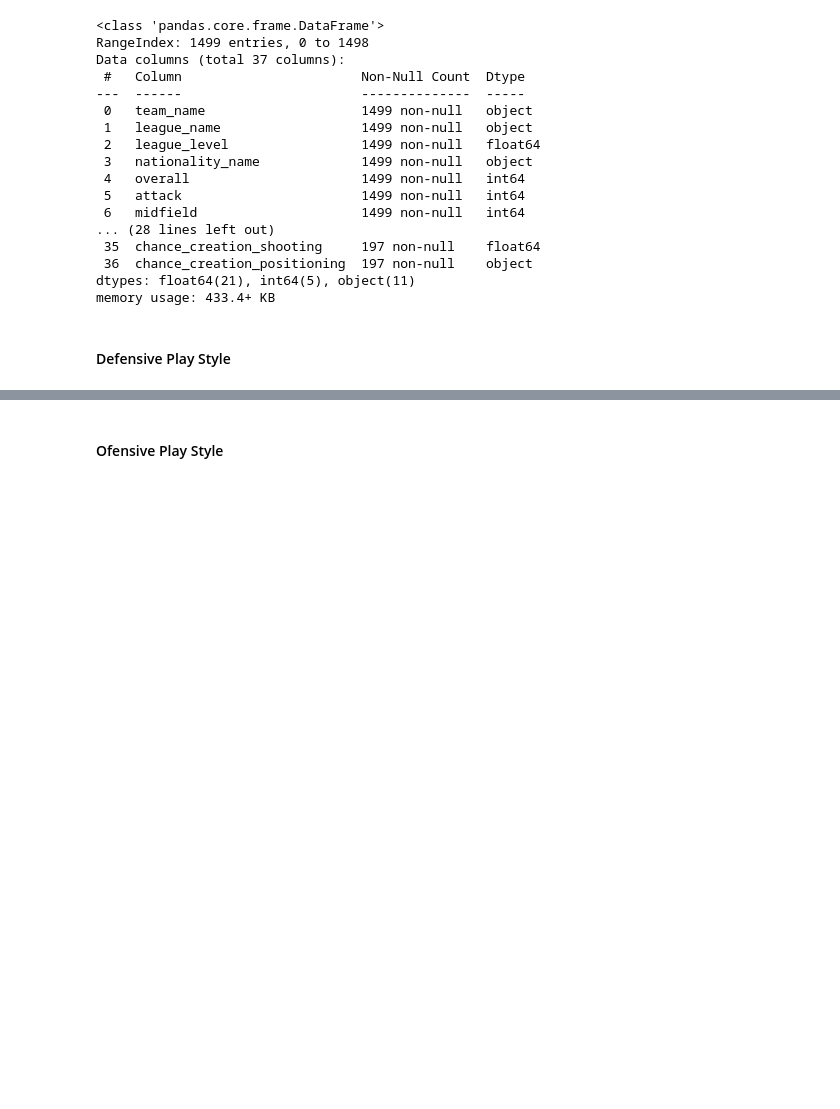
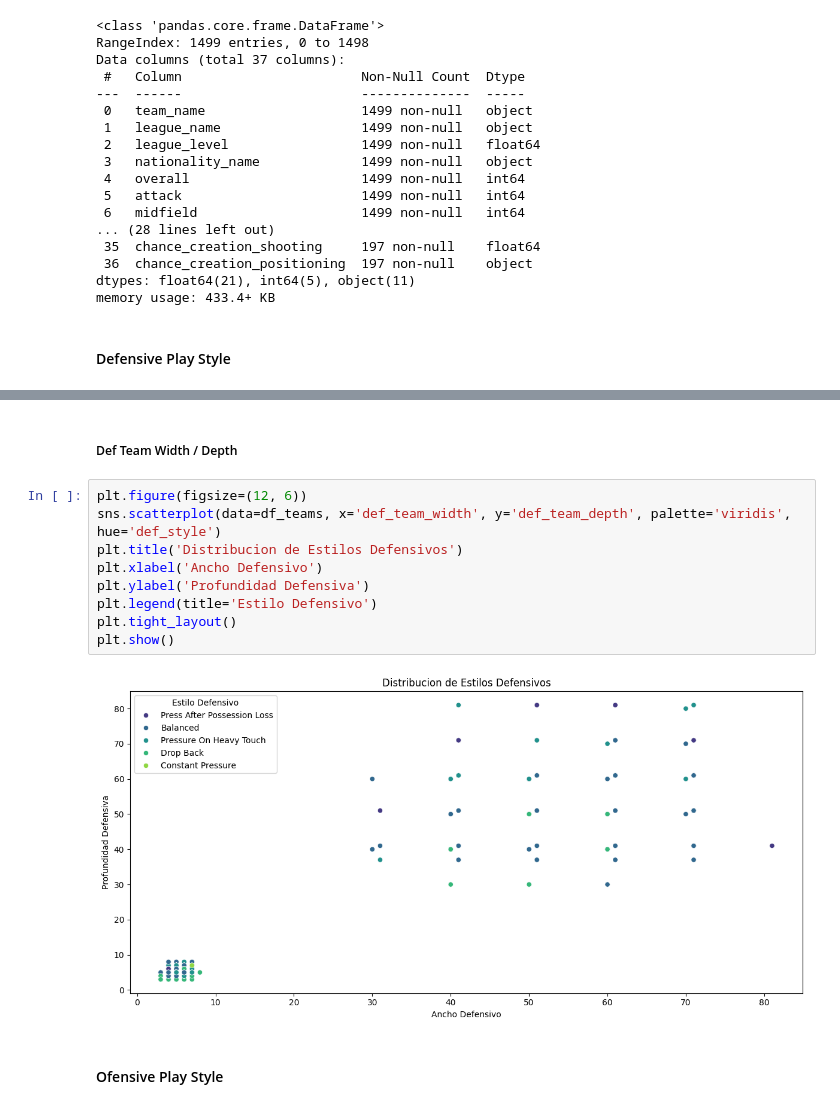
Before and after one commit to Tomaslopera/Fifa_Analysis, a Jupyter notebook: fifa23_analysis.ipynb, the cells around one changed output, grey strips where cells are left out. Cells and saved outputs as stored; diff of their text form; blank space fills up the shorter version.

```diff
--- a/fifa23_analysis.ipynb
+++ b/fifa23_analysis.ipynb
@@ -234,3 +301,16 @@ memory usage: 433.4+ KB
+# %% [markdown]
+##### Def Team Width / Depth
+# %%
+plt.figure(figsize=(12, 6))
+sns.scatterplot(data=df_teams, x='def_team_width', y='def_team_depth', palette='viridis', hue='def_style')
+plt.title('Distribucion de Estilos Defensivos')
+plt.xlabel('Ancho Defensivo')
+plt.ylabel('Profundidad Defensiva')
+plt.legend(title='Estilo Defensivo')
+plt.tight_layout()
+plt.show()
+# %% [output]
+[figure, added]
 # %% [markdown]
 #### Ofensive Play Style
 # %%
```
Also changed, not shown: parts of 6 cells of this notebook.
